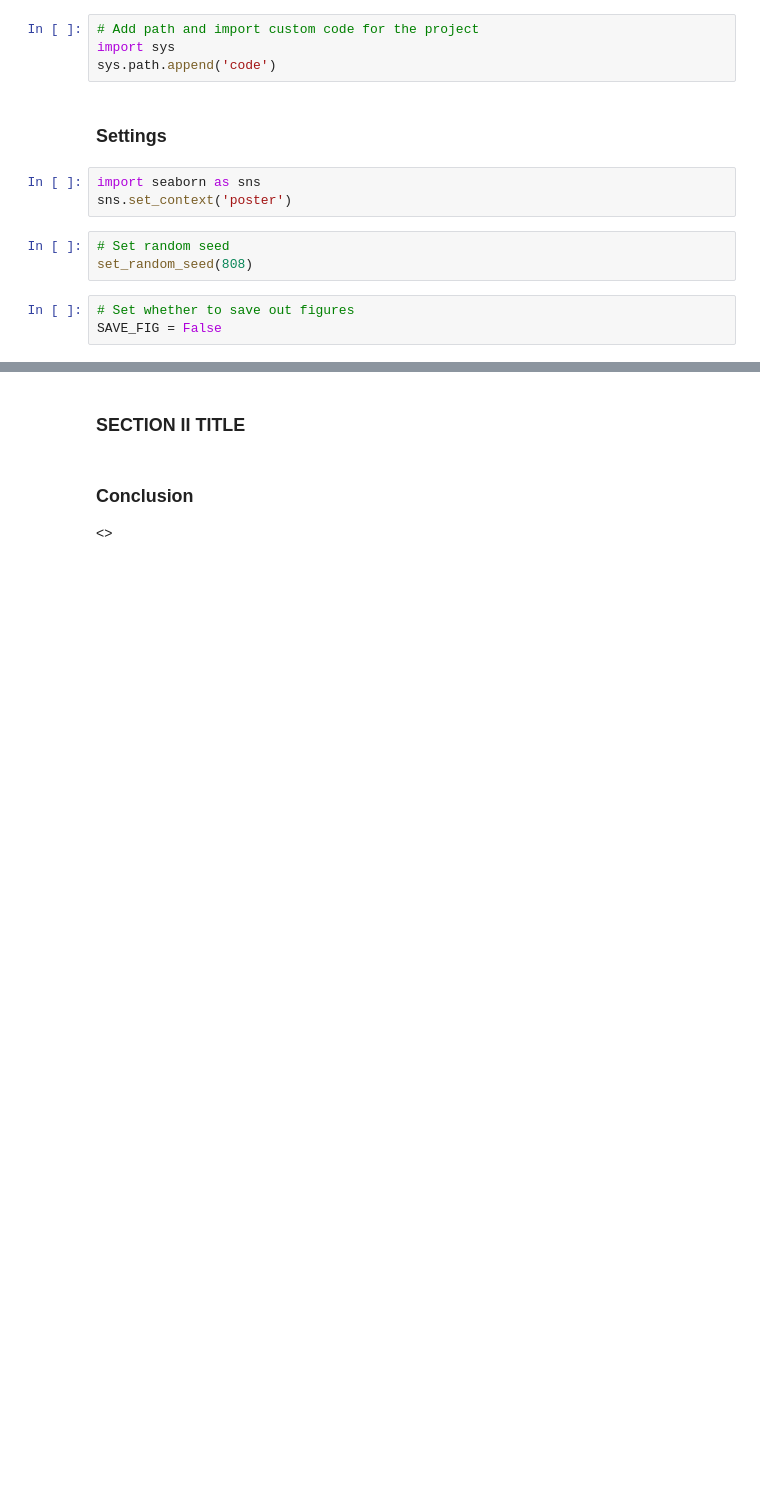
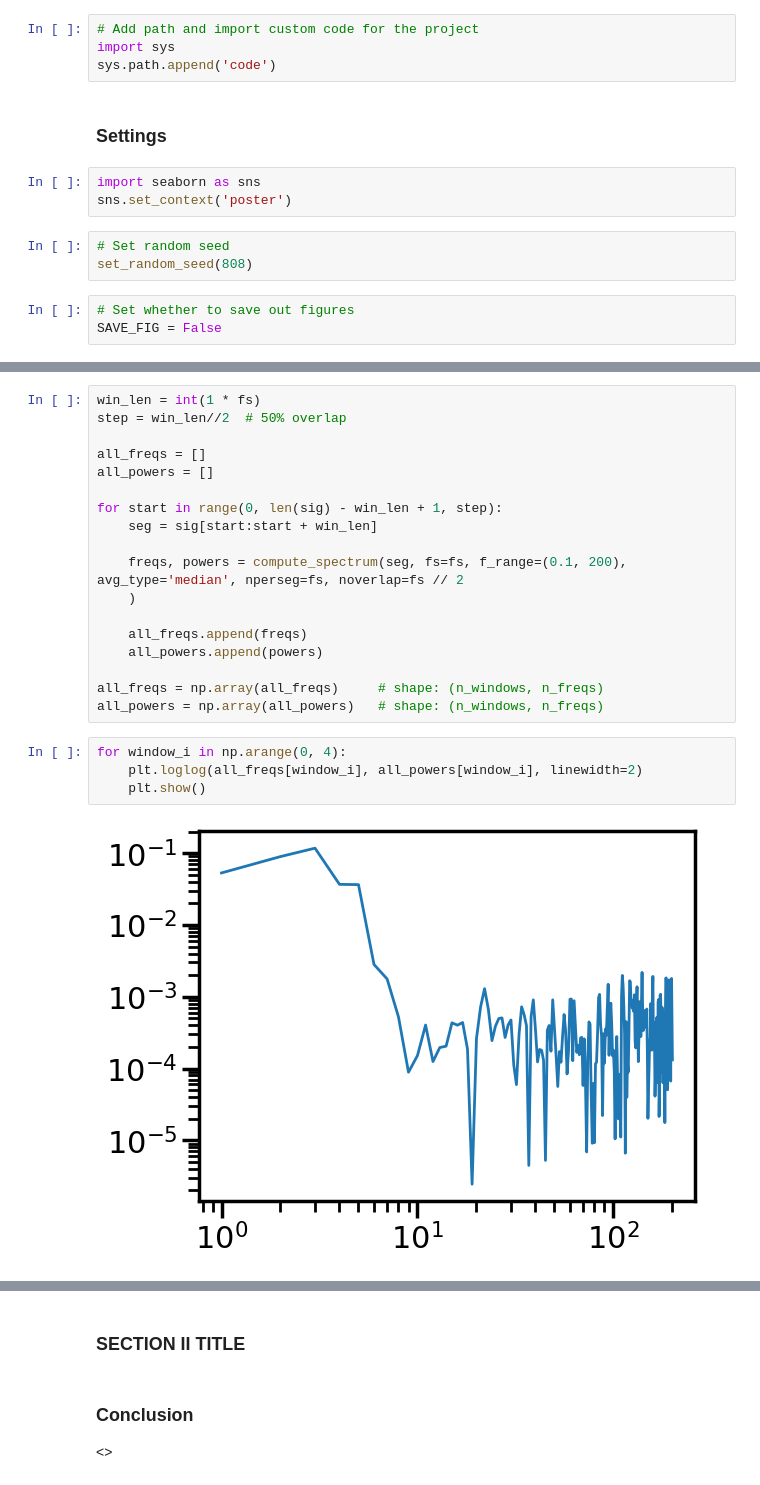
Before and after one commit to voytekresearch/AperiodicMethods, a Jupyter notebook: notebooks/Recommendation 05/Recommendation_05_ModelFits.ipynb, the cells around one changed output, grey strips where cells are left out. Drawn from its saved outputs; the diff is of its cells as text; blank space fills up the shorter version.

```diff
--- a/notebooks/Recommendation 05/Recommendation_05_ModelFits.ipynb
+++ b/notebooks/Recommendation 05/Recommendation_05_ModelFits.ipynb
@@ -41,0 +75,24 @@ SAVE_FIG = False
+# %%
+win_len = int(1 * fs)
+step = win_len//2  # 50% overlap
+
+all_freqs = []
+all_powers = []
+
+for start in range(0, len(sig) - win_len + 1, step):
+    seg = sig[start:start + win_len]
+
+    freqs, powers = compute_spectrum(seg, fs=fs, f_range=(0.1, 200), avg_type='median', nperseg=fs, noverlap=fs // 2
+    )
+
+    all_freqs.append(freqs)
+    all_powers.append(powers)
+
+all_freqs = np.array(all_freqs)     # shape: (n_windows, n_freqs)
+all_powers = np.array(all_powers)   # shape: (n_windows, n_freqs)
+# %%
+for window_i in np.arange(0, 4):
+    plt.loglog(all_freqs[window_i], all_powers[window_i], linewidth=2)
+    plt.show()
+# %% [output]
+[figure, added]
```
Also changed, not shown: parts of 10 cells of this notebook, 2 other files.
